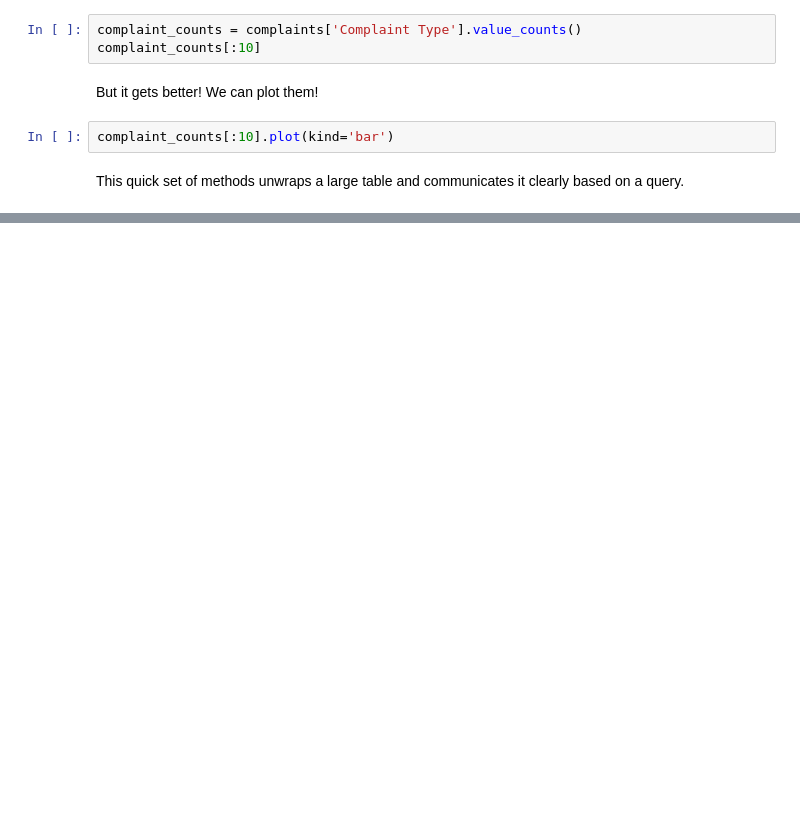
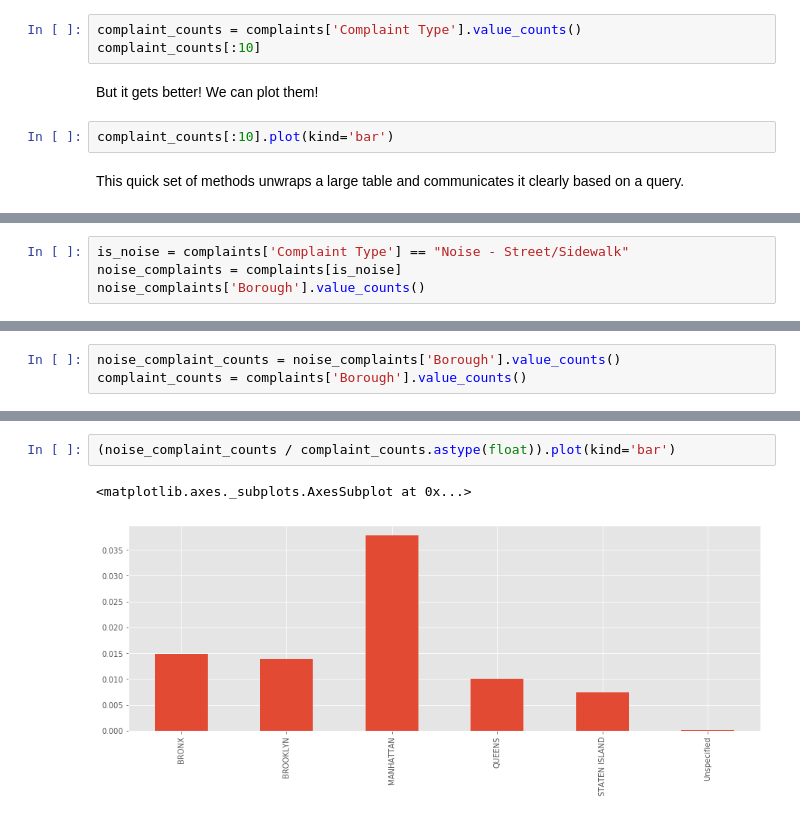
Before and after one commit to dtaantwerp/dtaantwerp.github.io, a Jupyter notebook: notebooks2021/14_W3_Wed_Object_Orientation_I_Basic_Pandas_Classes_Methods.ipynb, the cells around one changed output, grey strips where cells are left out. Saved outputs shown, nothing was run; the diff lists cells and outputs as text; blank space fills up the shorter version.

```diff
--- a/notebooks2021/14_W3_Wed_Object_Orientation_I_Basic_Pandas_Classes_Methods.ipynb
+++ b/notebooks2021/14_W3_Wed_Object_Orientation_I_Basic_Pandas_Classes_Methods.ipynb
@@ -495,0 +416,4 @@ width:50%">
+# %%
+is_noise = complaints['Complaint Type'] == "Noise - Street/Sidewalk"
+noise_complaints = complaints[is_noise]
+noise_complaints['Borough'].value_counts()
@@ -495,0 +430,3 @@ width:50%">
+# %%
+noise_complaint_counts = noise_complaints['Borough'].value_counts()
+complaint_counts = complaints['Borough'].value_counts()
@@ -495,0 +455,5 @@ width:50%">
+# %%
+(noise_complaint_counts / complaint_counts.astype(float)).plot(kind='bar')
+# %% [output]
+<matplotlib.axes._subplots.AxesSubplot at 0x...>
+[figure, added]
```
Also changed, not shown: parts of 73 cells of this notebook, 1 other file.
